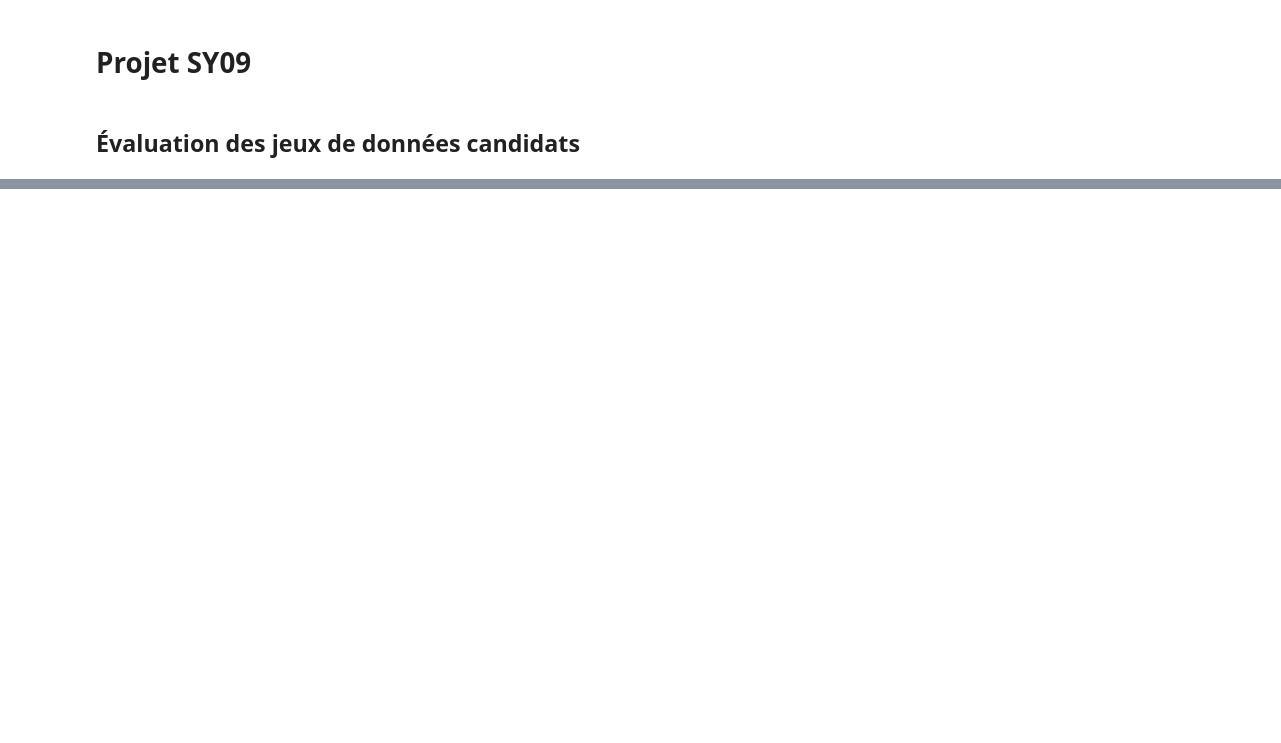
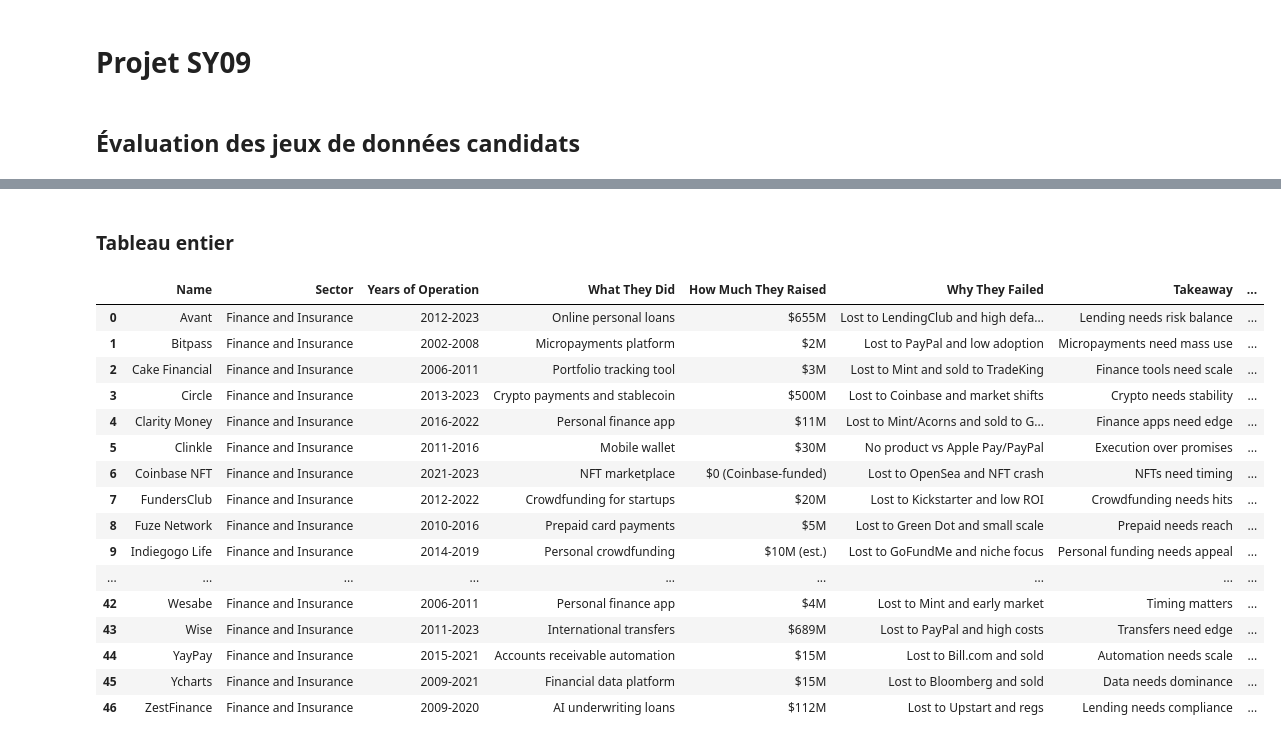
Before and after one commit to ValentinRonsseray/pokemon_dataset, a Jupyter notebook: candidate_evaluation.ipynb, the cells around one changed output, grey strips where cells are left out. Drawn from its saved outputs; the diff is of its cells as text; code cells hidden in the pictures; blank space fills up the shorter version.

```diff
--- a/candidate_evaluation.ipynb
+++ b/candidate_evaluation.ipynb
@@ -77,0 +168,22 @@ df.describe()
+# %% [markdown]
+### Tableau entier
+# %%
+display(df)
+# %% [output]
+|  | Name | Sector | Years of Operation | What They Did | How Much They Raised | Why They Failed | Takeaway | ... |
+| 0 | Avant | Finance and Insurance | 2012-2023 | Online personal loans | $655M | Lost to LendingClub and high defa... | Lending needs risk balance | ... |
+| 1 | Bitpass | Finance and Insurance | 2002-2008 | Micropayments platform | $2M | Lost to PayPal and low adoption | Micropayments need mass use | ... |
+| 2 | Cake Financial | Finance and Insurance | 2006-2011 | Portfolio tracking tool | $3M | Lost to Mint and sold to TradeKing | Finance tools need scale | ... |
+| 3 | Circle | Finance and Insurance | 2013-2023 | Crypto payments and stablecoin | $500M | Lost to Coinbase and market shifts | Crypto needs stability | ... |
+| 4 | Clarity Money | Finance and Insurance | 2016-2022 | Personal finance app | $11M | Lost to Mint/Acorns and sold to G... | Finance apps need edge | ... |
+| 5 | Clinkle | Finance and Insurance | 2011-2016 | Mobile wallet | $30M | No product vs Apple Pay/PayPal | Execution over promises | ... |
+| 6 | Coinbase NFT | Finance and Insurance | 2021-2023 | NFT marketplace | $0 (Coinbase-funded) | Lost to OpenSea and NFT crash | NFTs need timing | ... |
+| 7 | FundersClub | Finance and Insurance | 2012-2022 | Crowdfunding for startups | $20M | Lost to Kickstarter and low ROI | Crowdfunding needs hits | ... |
+| 8 | Fuze Network | Finance and Insurance | 2010-2016 | Prepaid card payments | $5M | Lost to Green Dot and small scale | Prepaid needs reach | ... |
+| 9 | Indiegogo Life | Finance and Insurance | 2014-2019 | Personal crowdfunding | $10M (est.) | Lost to GoFundMe and niche focus | Personal funding needs appeal | ... |
+| ... | ... | ... | ... | ... | ... | ... | ... | ... |
+| 42 | Wesabe | Finance and Insurance | 2006-2011 | Personal finance app | $4M | Lost to Mint and early market | Timing matters | ... |
+| 43 | Wise | Finance and Insurance | 2011-2023 | International transfers | $689M | Lost to PayPal and high costs | Transfers need edge | ... |
+| 44 | YayPay | Finance and Insurance | 2015-2021 | Accounts receivable automation | $15M | Lost to Bill.com and sold | Automation needs scale | ... |
+| 45 | Ycharts | Finance and Insurance | 2009-2021 | Financial data platform | $15M | Lost to Bloomberg and sold | Data needs dominance | ... |
+| 46 | ZestFinance | Finance and Insurance | 2009-2020 | AI underwriting loans | $112M | Lost to Upstart and regs | Lending needs compliance | ... |
```
Also changed, not shown: parts of 16 cells of this notebook.
